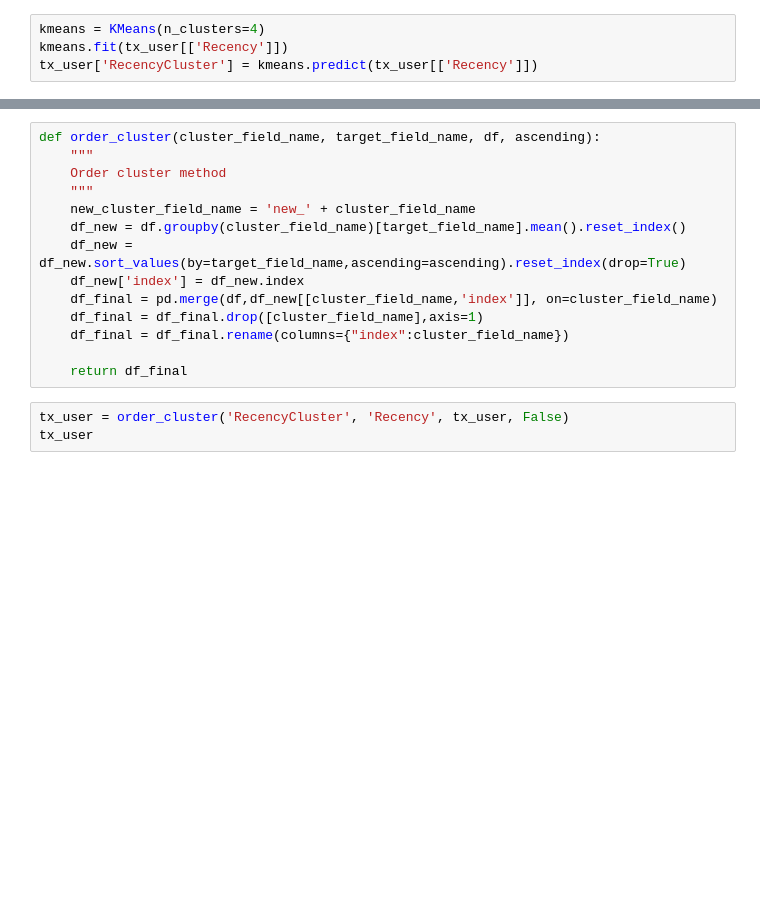
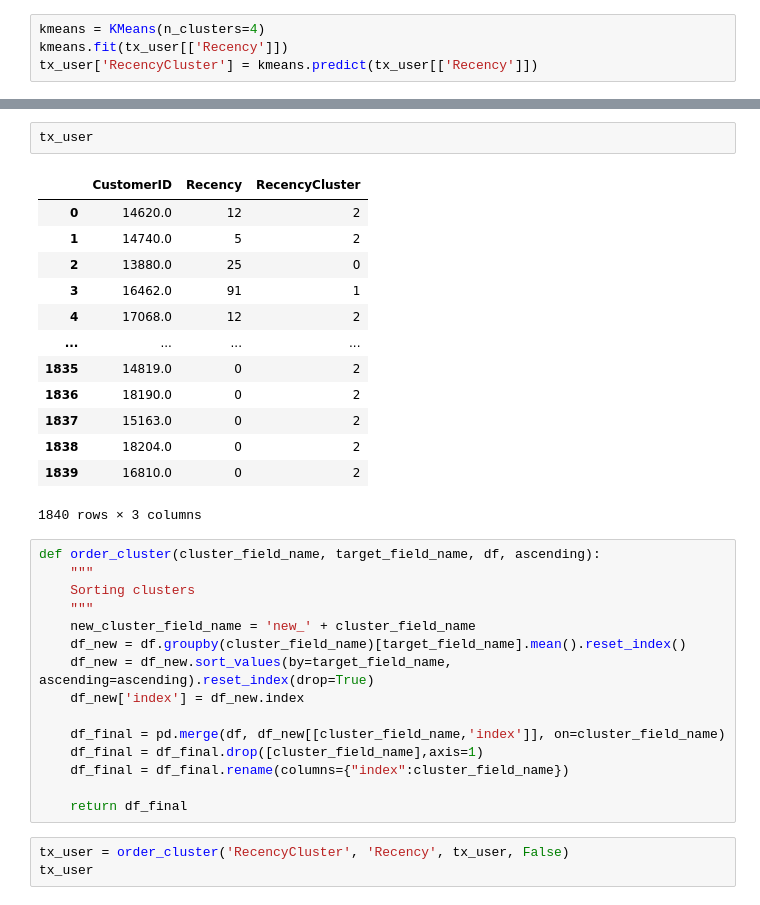
Before and after one commit to basel-ay/Customer-Lifetime-Value-Prediction, a Jupyter notebook: CLV Prediction.ipynb, the cells around one changed output, grey strips where cells are left out. Cells and saved outputs as stored; diff of their text form; blank space fills up the shorter version.

```diff
--- a/CLV Prediction.ipynb
+++ b/CLV Prediction.ipynb
@@ -184,13 +184,30 @@ tx_user.groupby('RecencyCluster')['Recency'].describe()
+# %%
+tx_user
+# %% [output]
+|  | CustomerID | Recency | RecencyCluster |
+| 0 | 14620.0 | 12 | 2 |
+| 1 | 14740.0 | 5 | 2 |
+| 2 | 13880.0 | 25 | 0 |
+| 3 | 16462.0 | 91 | 1 |
+| 4 | 17068.0 | 12 | 2 |
+| ... | ... | ... | ... |
+| 1835 | 14819.0 | 0 | 2 |
+| 1836 | 18190.0 | 0 | 2 |
+| 1837 | 15163.0 | 0 | 2 |
+| 1838 | 18204.0 | 0 | 2 |
+| 1839 | 16810.0 | 0 | 2 |
+1840 rows × 3 columns
 # %%
 def order_cluster(cluster_field_name, target_field_name, df, ascending):
     """
-    Order cluster method
+    Sorting clusters
     """
     new_cluster_field_name = 'new_' + cluster_field_name
     df_new = df.groupby(cluster_field_name)[target_field_name].mean().reset_index()
-    df_new = df_new.sort_values(by=target_field_name,ascending=ascending).reset_index(drop=True)
+    df_new = df_new.sort_values(by=target_field_name, ascending=ascending).reset_index(drop=True)
     df_new['index'] = df_new.index
-    df_final = pd.merge(df,df_new[[cluster_field_name,'index']], on=cluster_field_name)
+
+    df_final = pd.merge(df, df_new[[cluster_field_name,'index']], on=cluster_field_name)
     df_final = df_final.drop([cluster_field_name],axis=1)
     df_final = df_final.rename(columns={"index":cluster_field_name})
 
```
Also changed, not shown: parts of 14 cells of this notebook.
